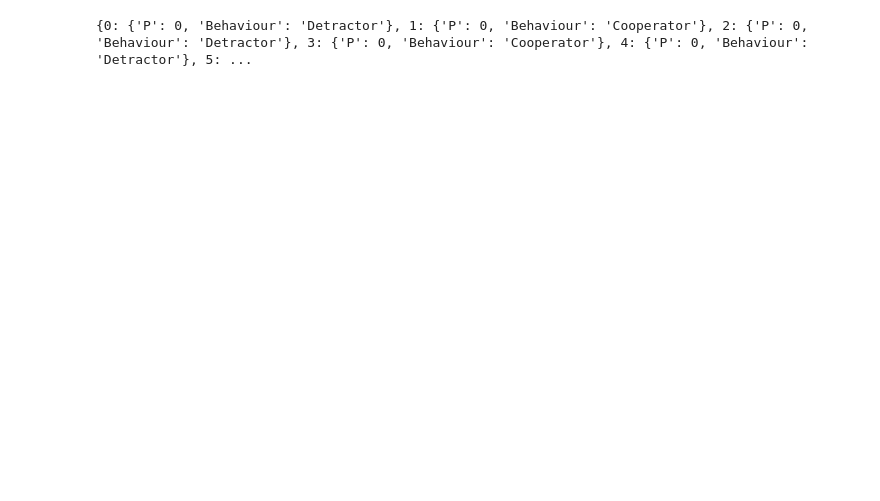
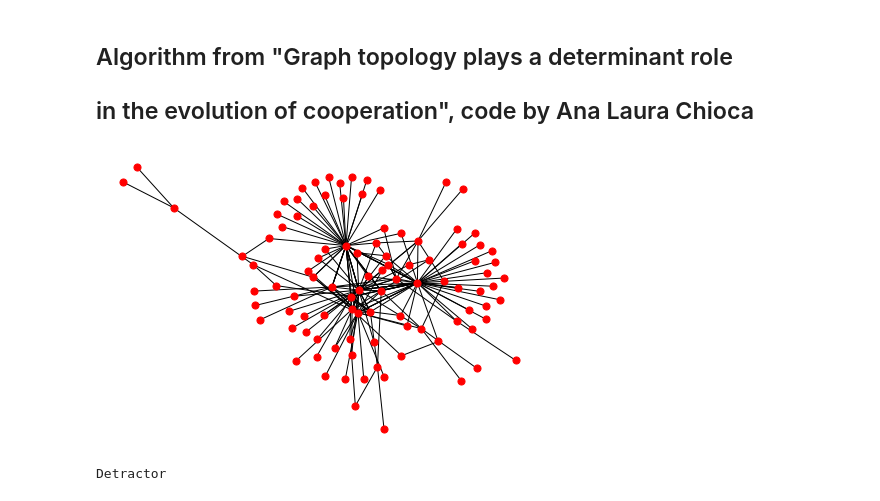
Before and after one commit to anachioca/GraphTopology_Cooperation, a Jupyter notebook: PD.ipynb, the cells around one changed output. Saved outputs shown, nothing was run; the diff lists cells and outputs as text; code cells hidden in the pictures; blank space fills up the shorter version.

```diff
--- a/PD.ipynb
+++ b/PD.ipynb
@@ -1,9 +1,20 @@
+# %% [markdown]
+## Algorithm from "Graph topology plays a determinant role
+## in the evolution of cooperation", code by Ana Laura Chioca
 # %%
 import networkx as nx
 import matplotlib.pyplot as plt
+import random
 
-G= nx.read_gml("./lesmis.gml") # Read the network
+G = nx.scale_free_graph(100)
+G.nodes()
 G = G.to_undirected() #Remove a direcao dos links
+
+pos = nx.spring_layout(G)
+nx.draw(G, pos, node_color="r", node_size=50, with_labels=False)
+plt.show(True)
+# %% [output]
+[figure, added]
 # %%
 attrs = {}
 N = len(G) #number of nodes in Graph
@@ -12,9 +23,9 @@ for n in range(0, N):
     if (n%2): attrs[n] = {"P": 0, "Behaviour": "Cooperator"}
     else:  attrs[n] = {"P": 0, "Behaviour": "Detractor"}
 
-print(attrs)
 
 nx.set_node_attributes(G, attrs)
-nx.write_gml(G, "./lesmis2.gml")
+print(G.nodes[0]["Behaviour"])
+nx.write_gml(G, "./CompleteGraph2.gml")
 # %% [output]
-{0: {'P': 0, 'Behaviour': 'Detractor'}, 1: {'P': 0, 'Behaviour': 'Cooperator'}, 2: {'P': 0, 'Behaviour': 'Detractor'}, 3: {'P': 0, 'Behaviour': 'Cooperator'}, 4: {'P': 0, 'Behaviour': 'Detractor'}, 5: ...
+Detractor
```
Also changed, not shown: parts of 3 cells of this notebook.
